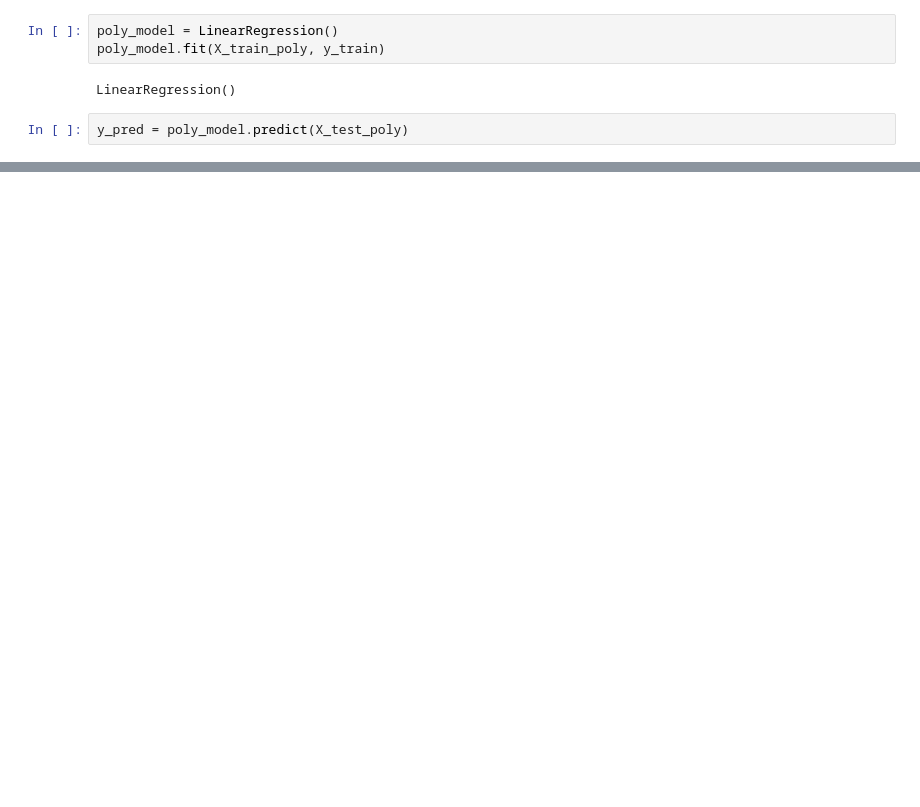
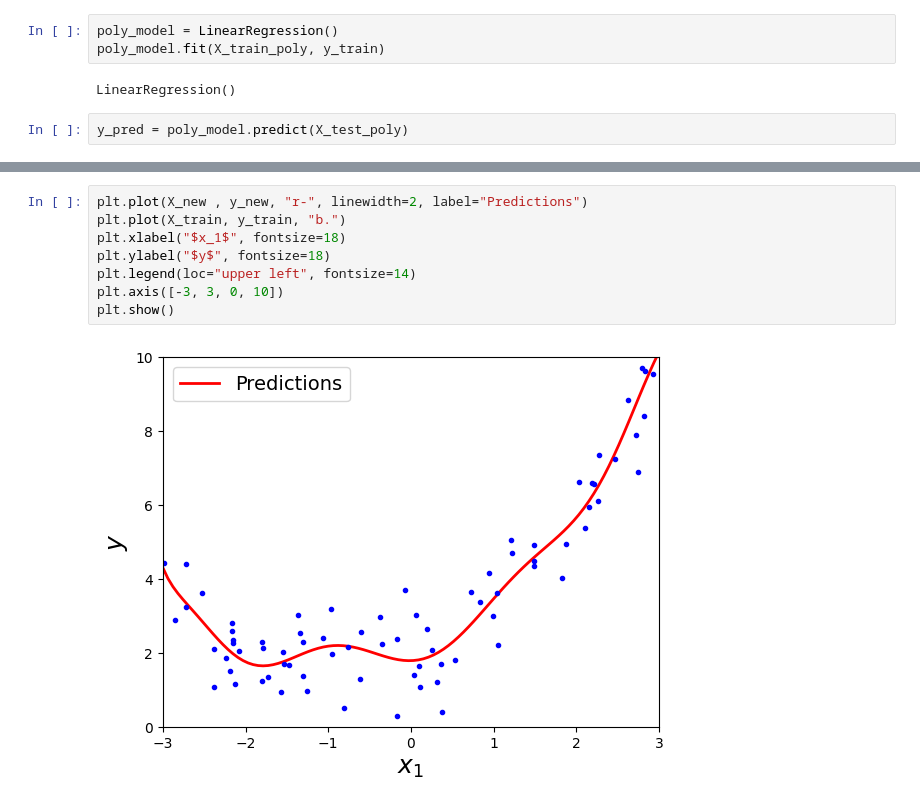
Before and after one commit to vinit-solanki/Machine-Learning-, a Jupyter notebook: myenv/Data Analytics/plr_01.ipynb, the cells around one changed output, grey strips where cells are left out. Cells and saved outputs as stored; diff of their text form; blank space fills up the shorter version.

```diff
--- a/myenv/Data Analytics/plr_01.ipynb
+++ b/myenv/Data Analytics/plr_01.ipynb
@@ -51,0 +67,10 @@ plt.plot(X, y, "b.")
+# %%
+plt.plot(X_new , y_new, "r-", linewidth=2, label="Predictions")
+plt.plot(X_train, y_train, "b.")
+plt.xlabel("$x_1$", fontsize=18)
+plt.ylabel("$y$", fontsize=18)
+plt.legend(loc="upper left", fontsize=14)
+plt.axis([-3, 3, 0, 10])
+plt.show()
+# %% [output]
+[figure, added]
```
Also changed, not shown: parts of 8 cells of this notebook, 1 other file.
